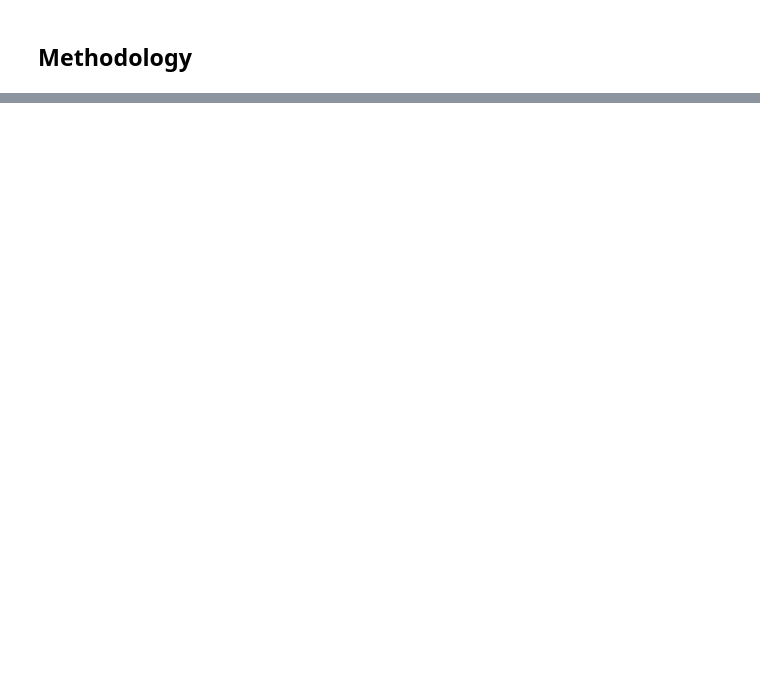
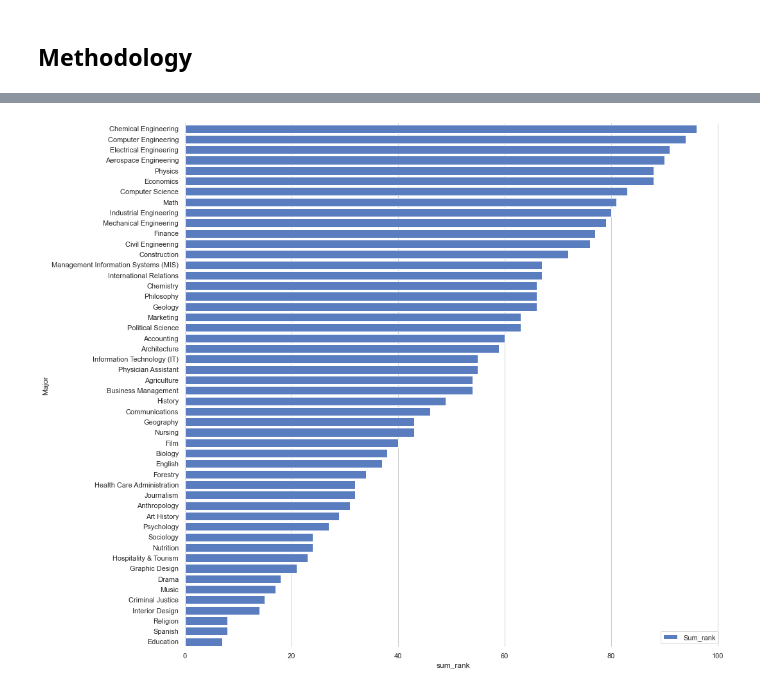
Before and after one commit to UU-Data-Science-Project/Degree-Analyzer, a Jupyter notebook: Project_File.ipynb, the cells around one changed output, grey strips where cells are left out. Saved outputs shown, nothing was run; the diff lists cells and outputs as text; code cells hidden in the pictures; blank space fills up the shorter version.

```diff
--- a/Project_File.ipynb
+++ b/Project_File.ipynb
@@ -296,0 +385,4 @@ group_5 = pd.DataFrame(list_group[4]).reset_index()
+# %%
+sum_rank = alpha_start['rank'] + alpha_diff['rank']
+df_sum_rank = class_start.sort_values(by=['sum_rank'], ascending=False)
+df_sum_rank.head()
@@ -296,0 +396,14 @@ group_5 = pd.DataFrame(list_group[4]).reset_index()
+# %%
+sns.set_theme(style="whitegrid")
+
+# Initialize the matplotlib figure
+f, ax2 = plt.subplots(figsize=(15, 15))
+
+sns.set_color_codes("muted")
+sns.barplot(y=df_sum_rank["Major"], x="sum_rank", data=df_sum_rank,label="Sum_rank", color="b")
+
+# Add a legend and informative axis label
+ax2.legend(ncol=2, loc="lower right", frameon=True)
+sns.despine(left=True, bottom=True)
+# %% [output]
+[figure, added]
```
Also changed, not shown: parts of 17 cells of this notebook.
